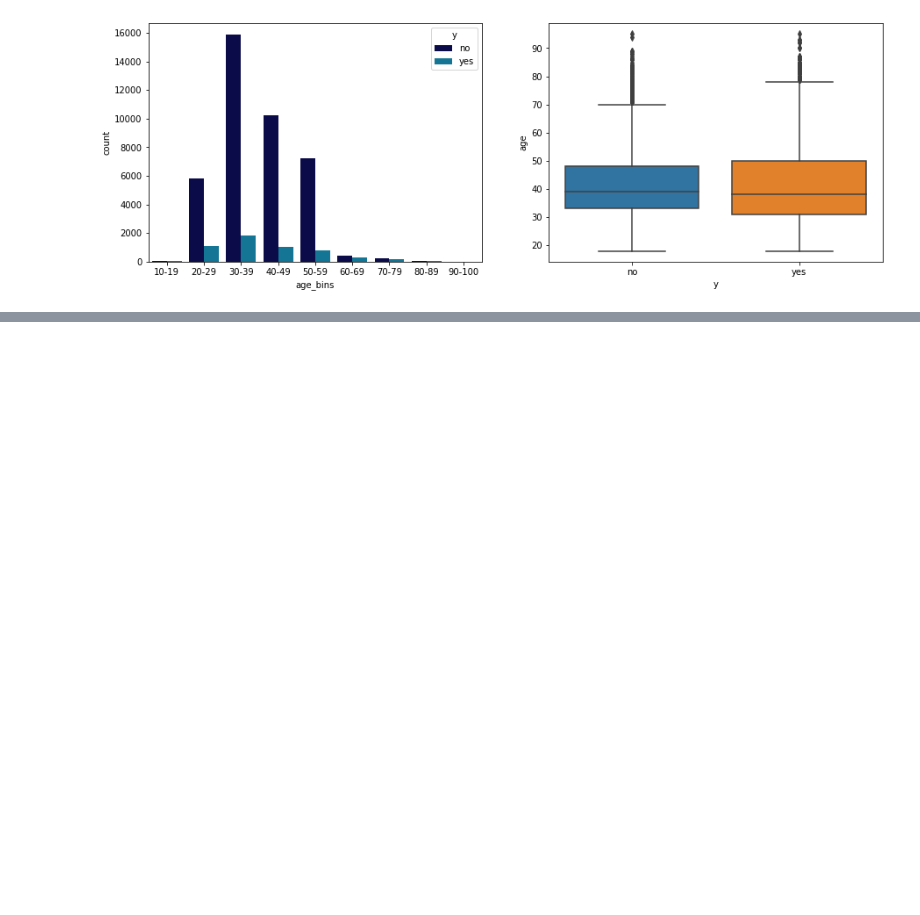
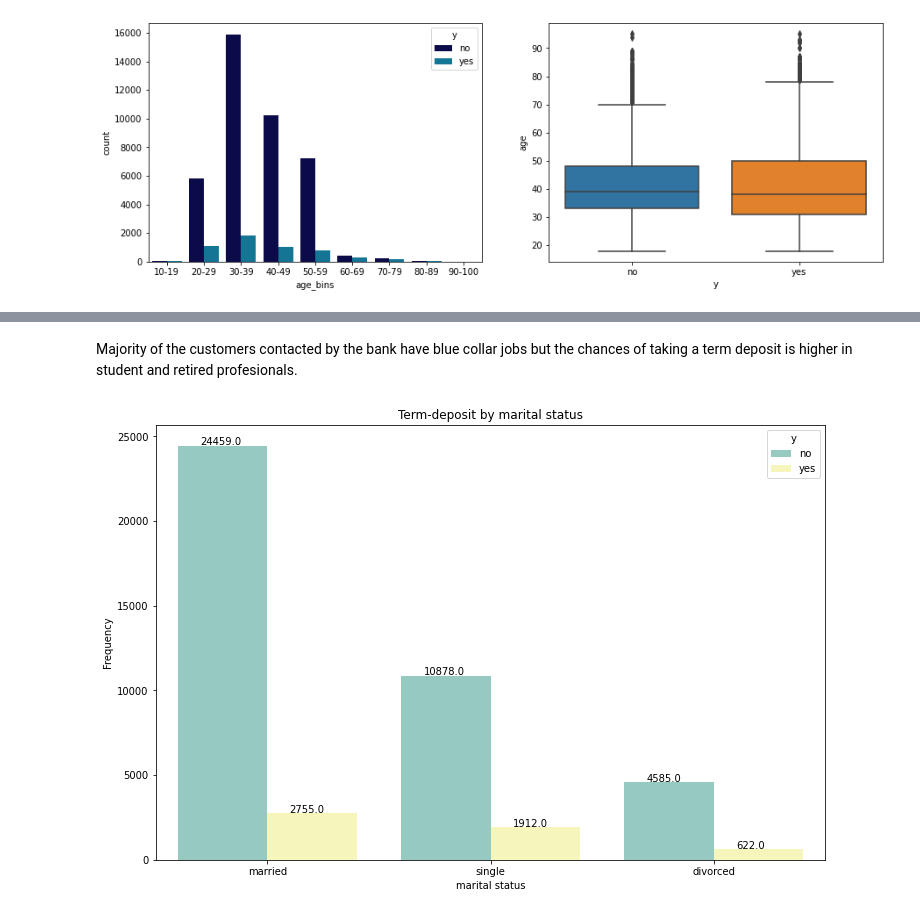
Before and after one commit to itishajain15/Bank_Marketing_Campaing_Prediction, a Jupyter notebook: Bank_Marketing_Prediction.ipynb, the cells around one changed output, grey strips where cells are left out. Drawn from its saved outputs; the diff is of its cells as text; code cells hidden in the pictures; blank space fills up the shorter version.

```diff
--- a/Bank_Marketing_Prediction.ipynb
+++ b/Bank_Marketing_Prediction.ipynb
@@ -144,0 +182,14 @@ sns.boxplot(x=df1['y'],y=df1['age'],ax = axes[1]);
+# %% [markdown]
+Majority of the customers contacted by the bank have blue collar jobs but the chances of taking a term deposit is higher in student and retired profesionals.
+# %%
+#plot showing term-deposit by marital status
+plt.figure(figsize=(12,8))
+ax = sns.countplot(df1['marital'],hue = df1['y'], data=df1,palette ='Set3' )
+plt.title('Term-deposit by marital status')
+plt.xlabel('marital status')
+plt.ylabel('Frequency')
+
+for p in ax.patches:
+        ax.annotate('{:.1f}'.format(p.get_height()), (p.get_x()+0.1, p.get_height()+50))
+# %% [output]
+[figure, added]
```
Also changed, not shown: parts of 19 cells of this notebook.
